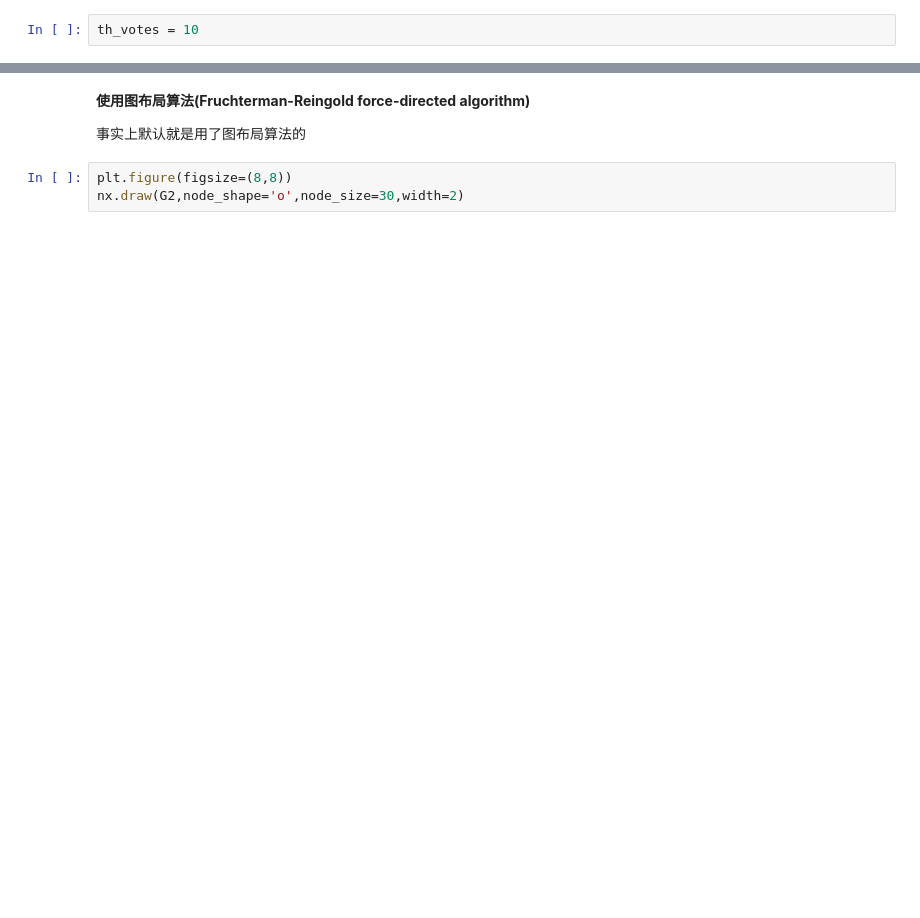
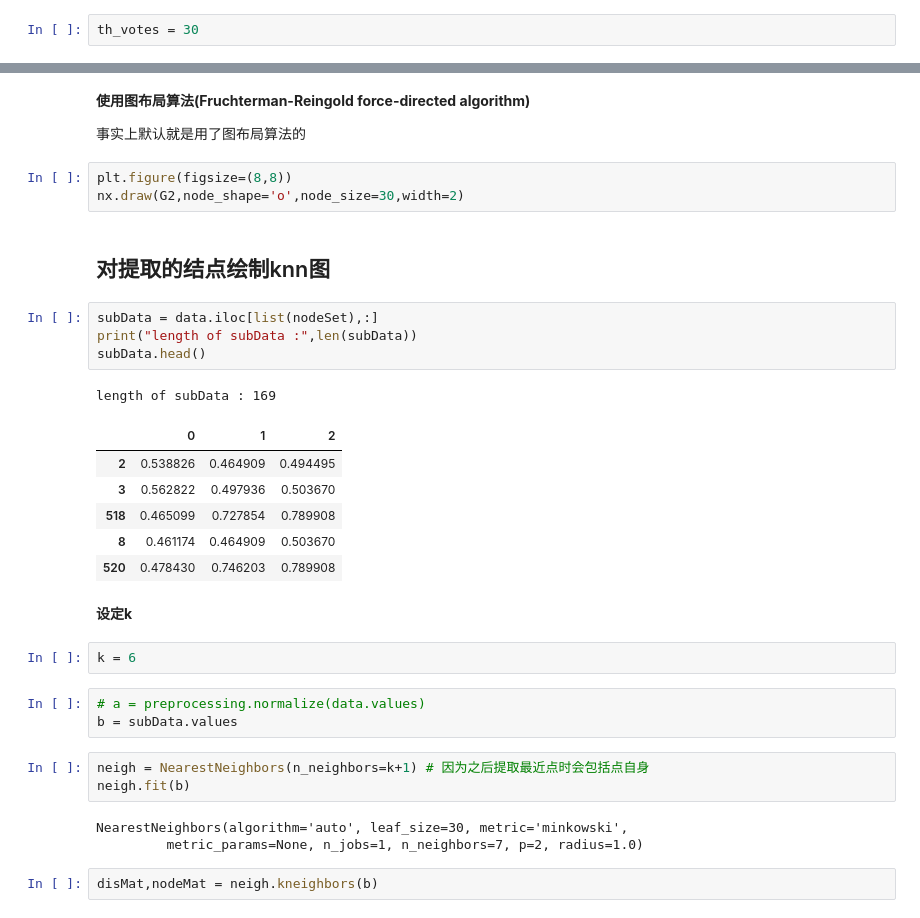
Before and after one commit to e-yi/symmetryExtraction, a Jupyter notebook: 骨架提取.ipynb, the cells around one changed output, grey strips where cells are left out. Cells and saved outputs as stored; diff of their text form; blank space fills up the shorter version.

```diff
--- a/骨架提取.ipynb
+++ b/骨架提取.ipynb
@@ -222,7 +240,7 @@ path = dict(nx.all_pairs_bellman_ford_path(G))
 # %% [markdown]
 **设定votes的阈值**
 # %%
-th_votes = 10
+th_votes = 30
 # %%
 nodeSet = set()
 for a,b in votes.keys():
@@ -289,3 +309,32 @@ nx.draw(G2,node_shape='o',pos=pos, node_size=30,width=2)
 # %%
 plt.figure(figsize=(8,8))
 nx.draw(G2,node_shape='o',node_size=30,width=2)
+# %% [markdown]
+## 对提取的结点绘制knn图
+# %%
+subData = data.iloc[list(nodeSet),:]
+print("length of subData :",len(subData))
+subData.head()
+# %% [output]
+length of subData : 169
+|  | 0 | 1 | 2 |
+| 2 | 0.538826 | 0.464909 | 0.494495 |
+| 3 | 0.562822 | 0.497936 | 0.503670 |
+| 518 | 0.465099 | 0.727854 | 0.789908 |
+| 8 | 0.461174 | 0.464909 | 0.503670 |
+| 520 | 0.478430 | 0.746203 | 0.789908 |
+# %% [markdown]
+**设定k**
+# %%
+k = 6
+# %%
+# a = preprocessing.normalize(data.values)
+b = subData.values
+# %%
+neigh = NearestNeighbors(n_neighbors=k+1) # 因为之后提取最近点时会包括点自身
+neigh.fit(b)
+# %% [output]
+NearestNeighbors(algorithm='auto', leaf_size=30, metric='minkowski',
+         metric_params=None, n_jobs=1, n_neighbors=7, p=2, radius=1.0)
+# %%
+disMat,nodeMat = neigh.kneighbors(b)
```
Also changed, not shown: parts of 10 cells of this notebook.
